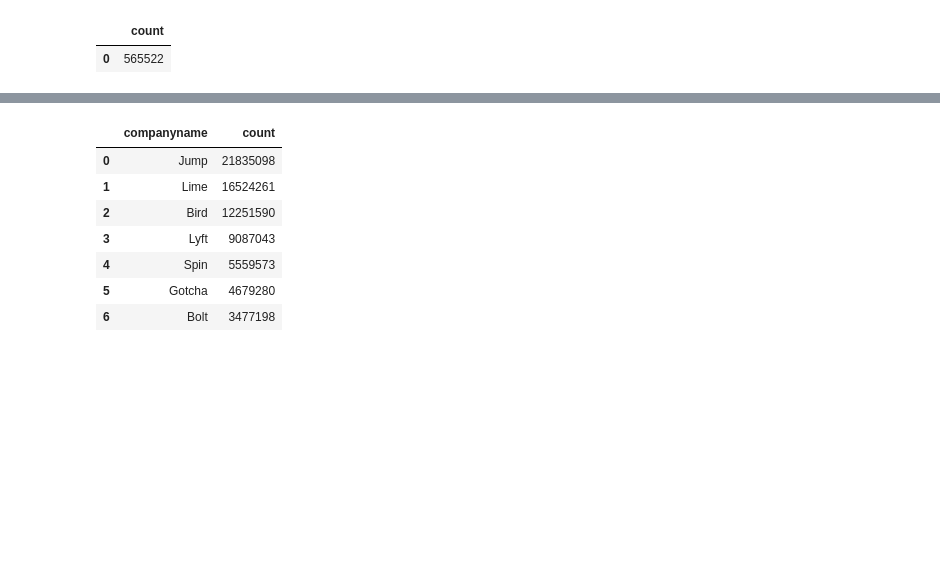
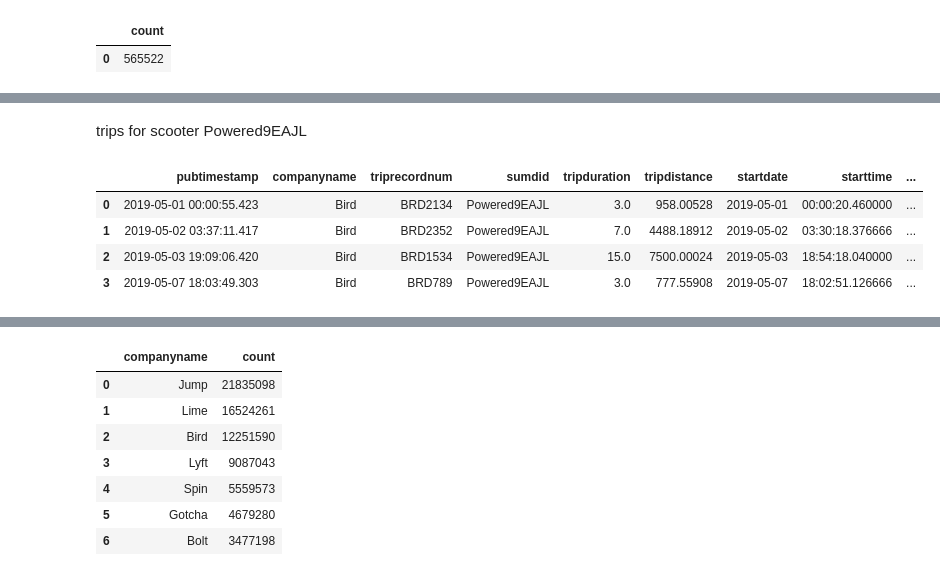
Before and after one commit to NSS-Data-Analytics-Cohort-8/scooter-partner1-badger-badger-python, a Jupyter notebook: notebooks/scoot_scoot.ipynb, the cells around one changed output, grey strips where cells are left out. Drawn from its saved outputs; the diff is of its cells as text; code cells hidden in the pictures; blank space fills up the shorter version.

```diff
--- a/notebooks/scoot_scoot.ipynb
+++ b/notebooks/scoot_scoot.ipynb
@@ -170,0 +193,17 @@ cra
+# %% [markdown]
+trips for scooter Powered9EAJL
+# %%
+crash3 = '''
+SELECT *
+FROM trips
+WHERE sumdid = 'Powered9EAJL'
+'''
+
+cra3 = pd.read_sql(crash3, con=engine)
+cra3
+# %% [output]
+|  | pubtimestamp | companyname | triprecordnum | sumdid | tripduration | tripdistance | startdate | starttime | ... |
+| 0 | 2019-05-01 00:00:55.423 | Bird | BRD2134 | Powered9EAJL | 3.0 | 958.00528 | 2019-05-01 | 00:00:20.460000 | ... |
+| 1 | 2019-05-02 03:37:11.417 | Bird | BRD2352 | Powered9EAJL | 7.0 | 4488.18912 | 2019-05-02 | 03:30:18.376666 | ... |
+| 2 | 2019-05-03 19:09:06.420 | Bird | BRD1534 | Powered9EAJL | 15.0 | 7500.00024 | 2019-05-03 | 18:54:18.040000 | ... |
+| 3 | 2019-05-07 18:03:49.303 | Bird | BRD789 | Powered9EAJL | 3.0 | 777.55908 | 2019-05-07 | 18:02:51.126666 | ... |
```
Also changed, not shown: parts of 9 cells of this notebook.
